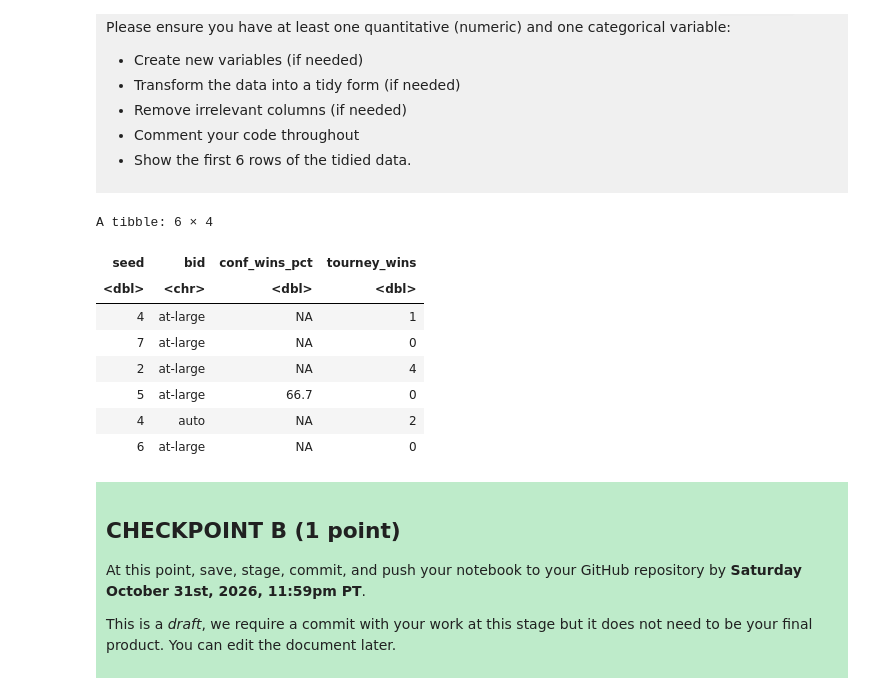
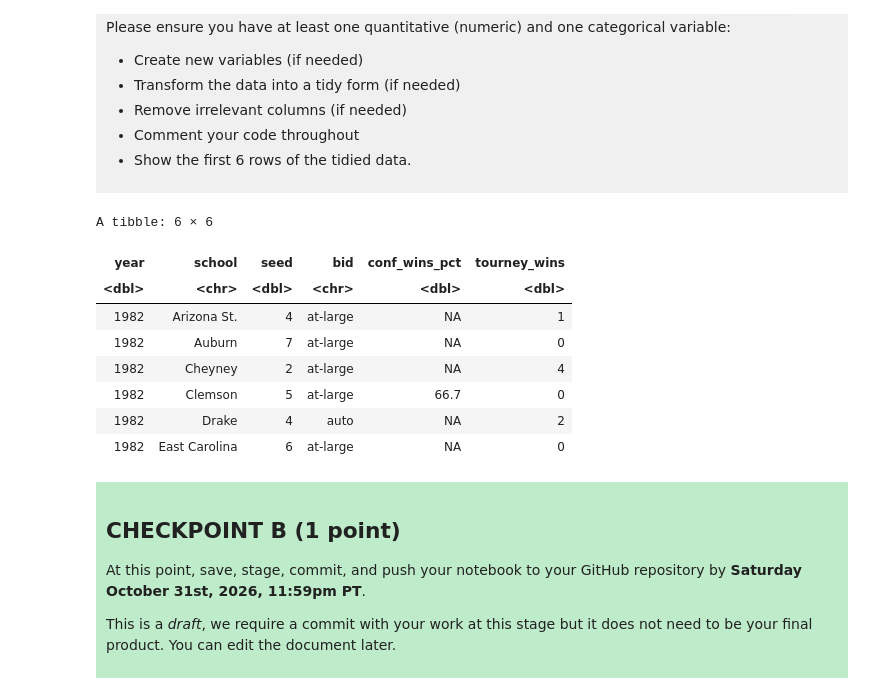
Before and after one commit to Youyang949/DSCI100-004-Youyang-Dang, a Jupyter notebook: dsci-100-project-notebook.ipynb, the cells around one changed output. Saved outputs shown, nothing was run; the diff lists cells and outputs as text; code cells hidden in the pictures.

```diff
--- a/dsci-100-project-notebook.ipynb
+++ b/dsci-100-project-notebook.ipynb
@@ -211,19 +211,19 @@ Produce a tidy data set that could be used to answer your research question usin
 # %%
 library(tidyverse)
 data_tidy <- data |>
-             select(seed, bid, conf_wins_pct, tourney_wins) |>
+             select(year, school, seed, bid, conf_wins_pct, tourney_wins) |>
              head()
 data_tidy
 # %% [output]
-A tibble: 6 × 4
+A tibble: 6 × 6
-| seed | bid | conf_wins_pct | tourney_wins |
-| <dbl> | <chr> | <dbl> | <dbl> |
-| 4 | at-large | NA | 1 |
-| 7 | at-large | NA | 0 |
-| 2 | at-large | NA | 4 |
-| 5 | at-large | 66.7 | 0 |
-| 4 | auto | NA | 2 |
-| 6 | at-large | NA | 0 |
+| year | school | seed | bid | conf_wins_pct | tourney_wins |
+| <dbl> | <chr> | <dbl> | <chr> | <dbl> | <dbl> |
+| 1982 | Arizona St. | 4 | at-large | NA | 1 |
+| 1982 | Auburn | 7 | at-large | NA | 0 |
+| 1982 | Cheyney | 2 | at-large | NA | 4 |
+| 1982 | Clemson | 5 | at-large | 66.7 | 0 |
+| 1982 | Drake | 4 | auto | NA | 2 |
+| 1982 | East Carolina | 6 | at-large | NA | 0 |
 # %% [markdown]
 <div style="background-color: #beebca; padding: 10px;">
 
```
